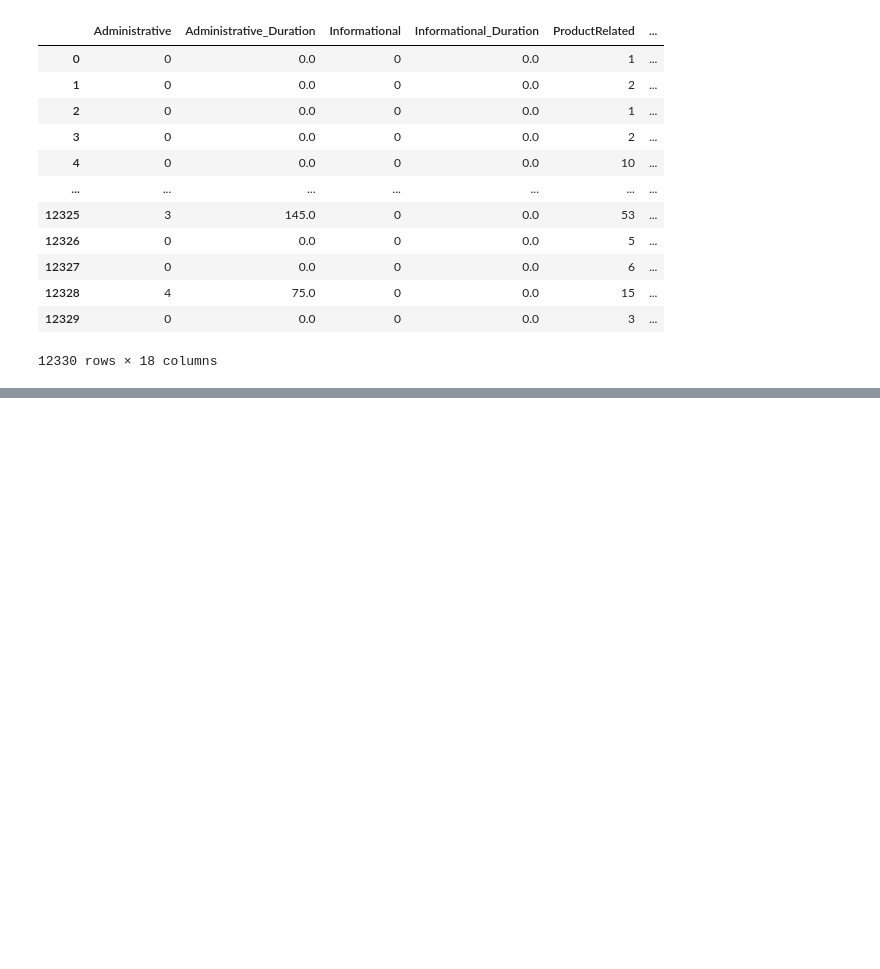
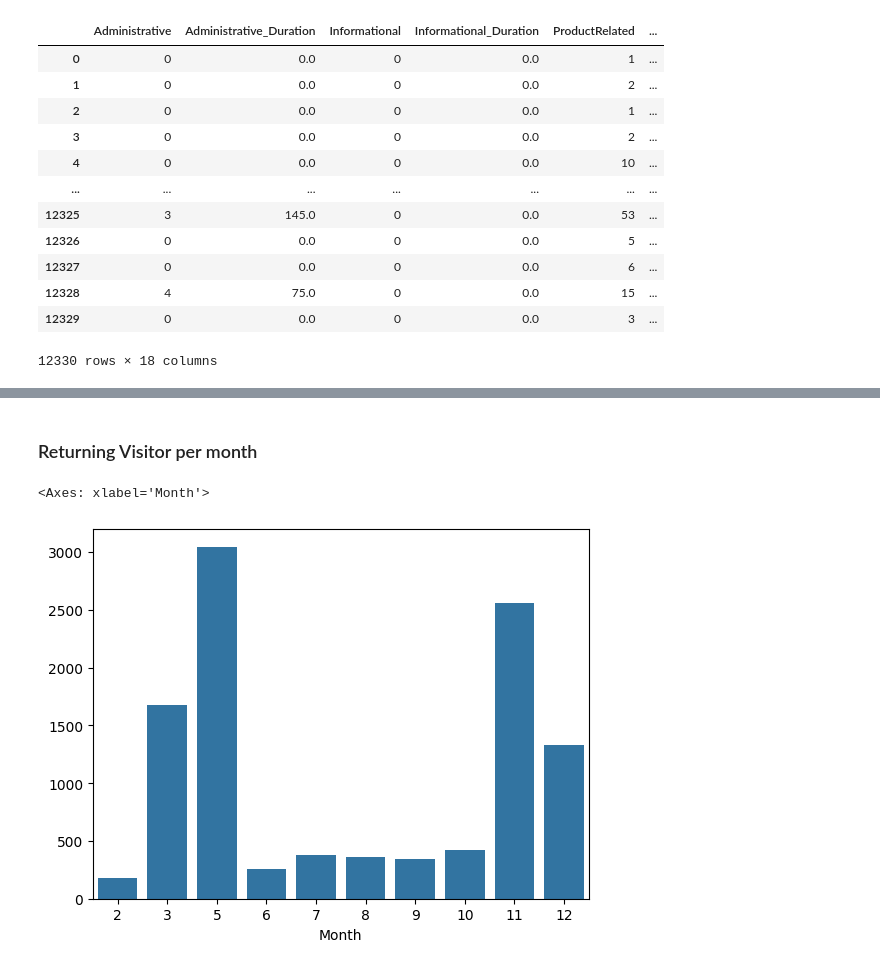
Before and after one commit to Scootablyat/ISCS-Project-Group9, a Jupyter notebook: ISCS-Project.ipynb, the cells around one changed output, grey strips where cells are left out. Drawn from its saved outputs; the diff is of its cells as text; code cells hidden in the pictures; blank space fills up the shorter version.

```diff
--- a/ISCS-Project.ipynb
+++ b/ISCS-Project.ipynb
@@ -342,0 +346,8 @@ df
+# %% [markdown]
+### Returning Visitor per month
+# %%
+returning_visitors_per_month = df[df['VisitorType'] == 1].groupby('Month')['VisitorType'].count()
+sns.barplot(x=returning_visitors_per_month.index, y=returning_visitors_per_month.values) #Returning Customers in relation to how long a user stays on a product related page
+# %% [output]
+<Axes: xlabel='Month'>
+[figure, added]
```
Also changed, not shown: parts of 18 cells of this notebook.
